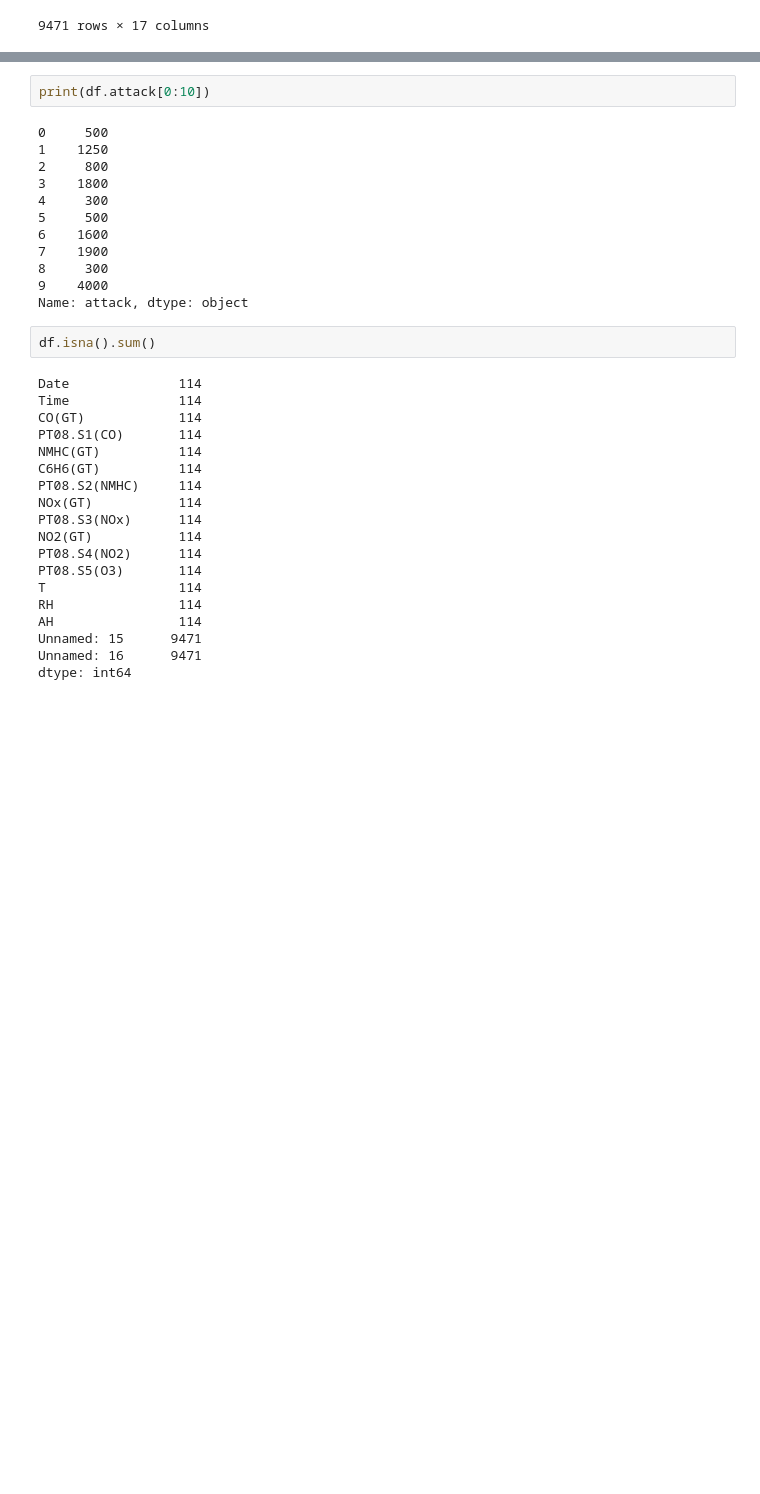
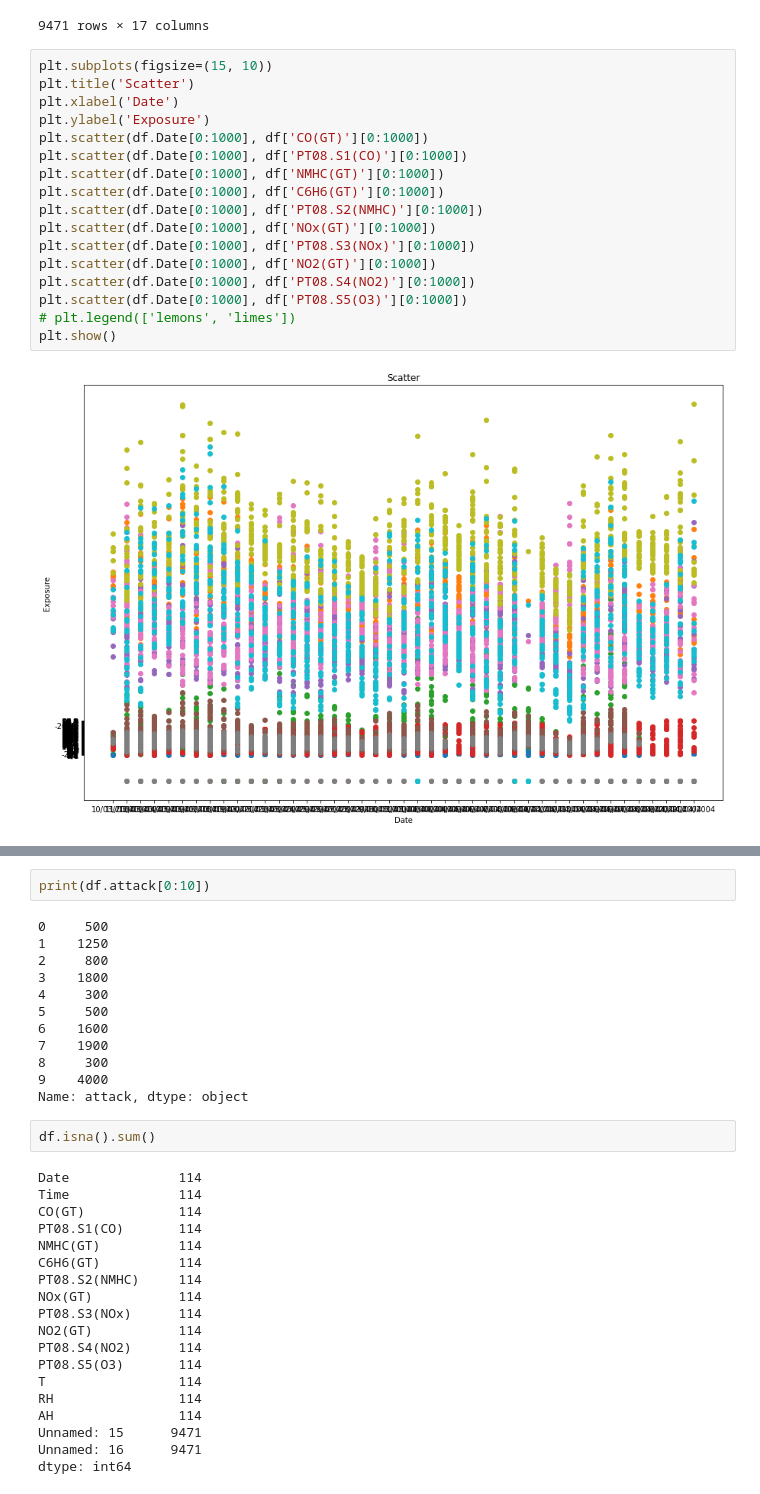
Before and after one commit to miftahudinfaiz/UAS-EDA, a Jupyter notebook: UAS-EDA.ipynb, the cells around one changed output, grey strips where cells are left out. Drawn from its saved outputs; the diff is of its cells as text; blank space fills up the shorter version.

```diff
--- a/UAS-EDA.ipynb
+++ b/UAS-EDA.ipynb
@@ -55,4 +55,23 @@ df.ffill()
 | 9469 | 04/04/2005 | 14.00.00 | 2,2 | 1071.0 | -200.0 | 11,9 | 1047.0 | 265.0 | 654.0 | ... |
 | 9470 | 04/04/2005 | 14.00.00 | 2,2 | 1071.0 | -200.0 | 11,9 | 1047.0 | 265.0 | 654.0 | ... |
 9471 rows × 17 columns
+# %%
+plt.subplots(figsize=(15, 10))
+plt.title('Scatter')
+plt.xlabel('Date')
+plt.ylabel('Exposure')
+plt.scatter(df.Date[0:1000], df['CO(GT)'][0:1000])
+plt.scatter(df.Date[0:1000], df['PT08.S1(CO)'][0:1000])
+plt.scatter(df.Date[0:1000], df['NMHC(GT)'][0:1000])
+plt.scatter(df.Date[0:1000], df['C6H6(GT)'][0:1000])
+plt.scatter(df.Date[0:1000], df['PT08.S2(NMHC)'][0:1000])
+plt.scatter(df.Date[0:1000], df['NOx(GT)'][0:1000])
+plt.scatter(df.Date[0:1000], df['PT08.S3(NOx)'][0:1000])
+plt.scatter(df.Date[0:1000], df['NO2(GT)'][0:1000])
+plt.scatter(df.Date[0:1000], df['PT08.S4(NO2)'][0:1000])
+plt.scatter(df.Date[0:1000], df['PT08.S5(O3)'][0:1000])
+# plt.legend(['lemons', 'limes'])
+plt.show()
+# %% [output]
+[figure, added]
 # %%
```
Also changed, not shown: parts of 2 cells of this notebook.
